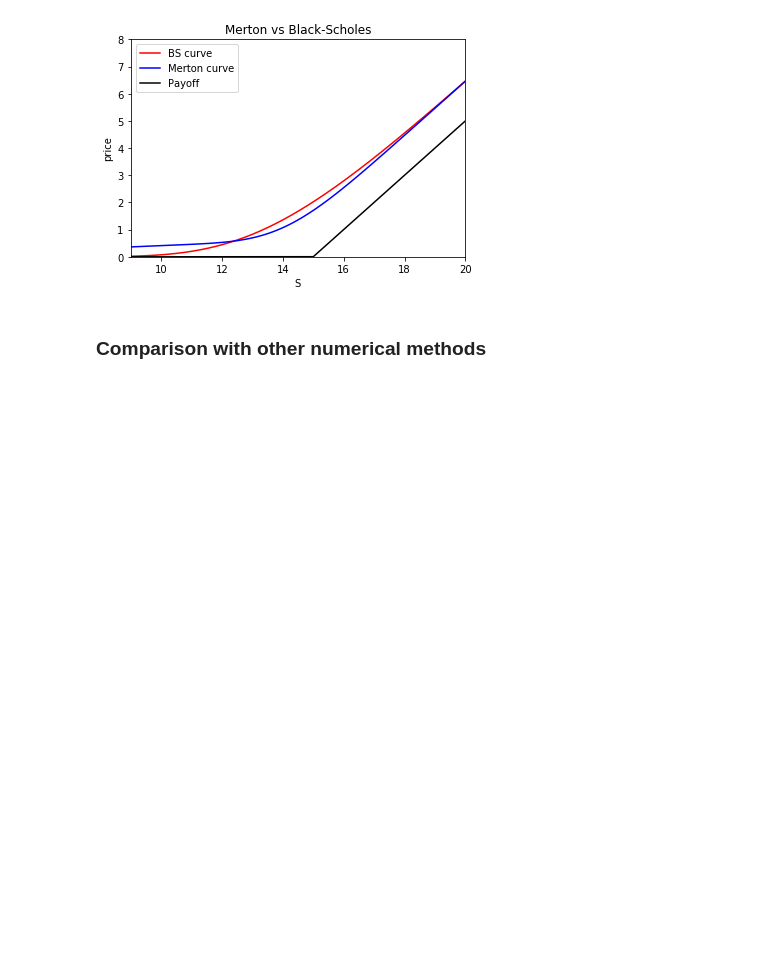
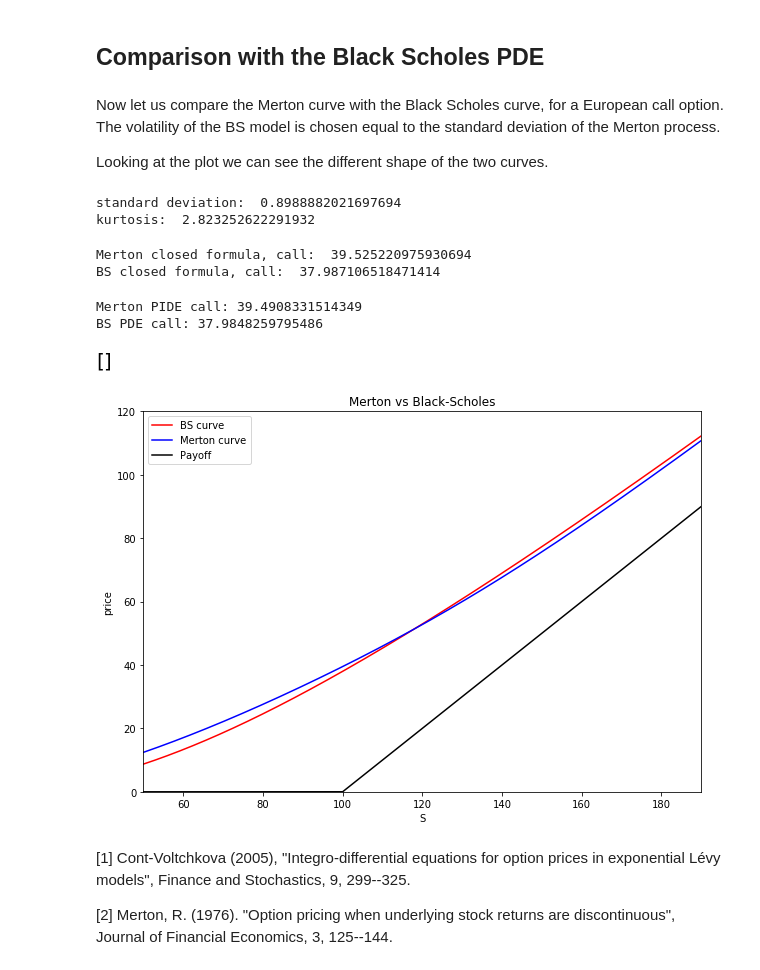
Before and after one commit to cantaro86/Financial-Models-Numerical-Methods, a Jupyter notebook: 3.1 Merton jump-diffusion, PIDE method.ipynb, the cells around one changed output. Drawn from its saved outputs; the diff is of its cells as text; code cells hidden in the pictures; blank space fills up the shorter version.

```diff
--- a/3.1 Merton jump-diffusion, PIDE method.ipynb
+++ b/3.1 Merton jump-diffusion, PIDE method.ipynb
@@ -304,13 +477,49 @@ Merton.PIDE_price((6000,3000), Time=True)
+# %% [markdown]
+<a id='sec5'></a>
+## Comparison with the Black Scholes PDE
+# %% [markdown]
+Now let us compare the Merton curve with the Black Scholes curve, for a European call option.
+The volatility of the BS model is chosen equal to the standard deviation of the Merton process.
+
+Looking at the plot we can see the different shape of the two curves.
+# %%
+# Creates the object with the parameters of the option
+opt_param_c = Option_param(S0=100, K=100, T=1, exercise="European", payoff="call" )
+
+# Creates the object with the parameters of the process
+Merton_param = Merton_process(r=0.1, sig=0.2, lam=1.2, muJ=0, sigJ=0.8)
+diff_param = Diffusion_process(r=0.1, sig=np.sqrt(Merton_param.var))
+
+print("standard deviation: ", np.sqrt(Merton_param.var) )
+print("kurtosis: ", Merton_param.kurt)
+
+# Creates the object of the pricer: call
+BS_c = BS_pricer(opt_param_c, diff_param)
+Merton_c = Merton_pricer(opt_param_c, Merton_param)
+# %% [output]
+standard deviation:  0.8988882021697694
+kurtosis:  2.823252622291932
+# %%
+print("Merton closed formula, call: ", Merton_c.closed_formula() )
+print("BS closed formula, call: ", BS_c.closed_formula() )
+# %% [output]
+Merton closed formula, call:  39.525220975930694
+BS closed formula, call:  37.987106518471414
+# %%
+print("Merton PIDE call:", Merton_c.PIDE_price((13000,10000)))
+print("BS PDE call:", BS_c.PDE_price((8000,5000)) )
+# %% [output]
+Merton PIDE call: 39.4908331514349
+BS PDE call: 37.9848259795486
 # %%
-plt.plot(BS.S_vec, BS.price_vec, color='red',label="BS curve")
-plt.plot(Merton.S_vec, Merton.price_vec, color='blue',label="Merton curve")
-plt.plot(Merton.S_vec, Merton.payoff_f(Merton.S_vec), color='black',label="Payoff")
-plt.axis([9,20,0,8])
+plt.figure(figsize=(10,7))
+plt.plot(BS_c.S_vec, BS_c.price_vec, color='red',label="BS curve")
+plt.plot(Merton_c.S_vec, Merton_c.price_vec, color='blue',label="Merton curve")
+plt.plot(Merton_c.S_vec, Merton_c.payoff_f(Merton_c.S_vec), color='black',label="Payoff")
+plt.axis([50,190,0,120])
 plt.xlabel("S"); plt.ylabel("price"); plt.title("Merton vs Black-Scholes")
 plt.legend()
-#plt.savefig("Mert-BS_same_var.png")
+plt.plot()
 # %% [output]
-[figure, old version]
+[figure, new version]
+[figure, added]
-# %% [markdown]
-<a id='sec3'></a>
-### Comparison with other numerical methods
@@ -319,0 +526,4 @@ plt.legend()
+# %% [markdown]
+[1] Cont-Voltchkova (2005), "Integro-differential equations for option prices in exponential Lévy models", Finance and Stochastics, 9, 299--325.
+
+[2] Merton, R. (1976). "Option pricing when underlying stock returns are discontinuous", Journal of Financial Economics, 3, 125--144.
```
Also changed, not shown: parts of 60 cells of this notebook, 17 other files.
